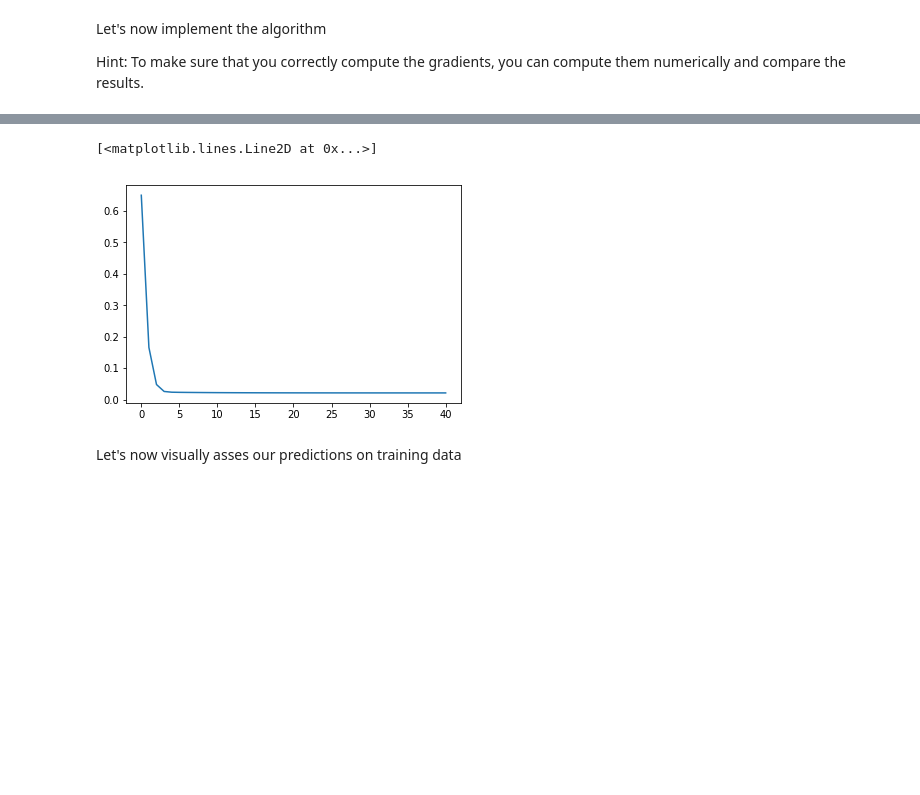
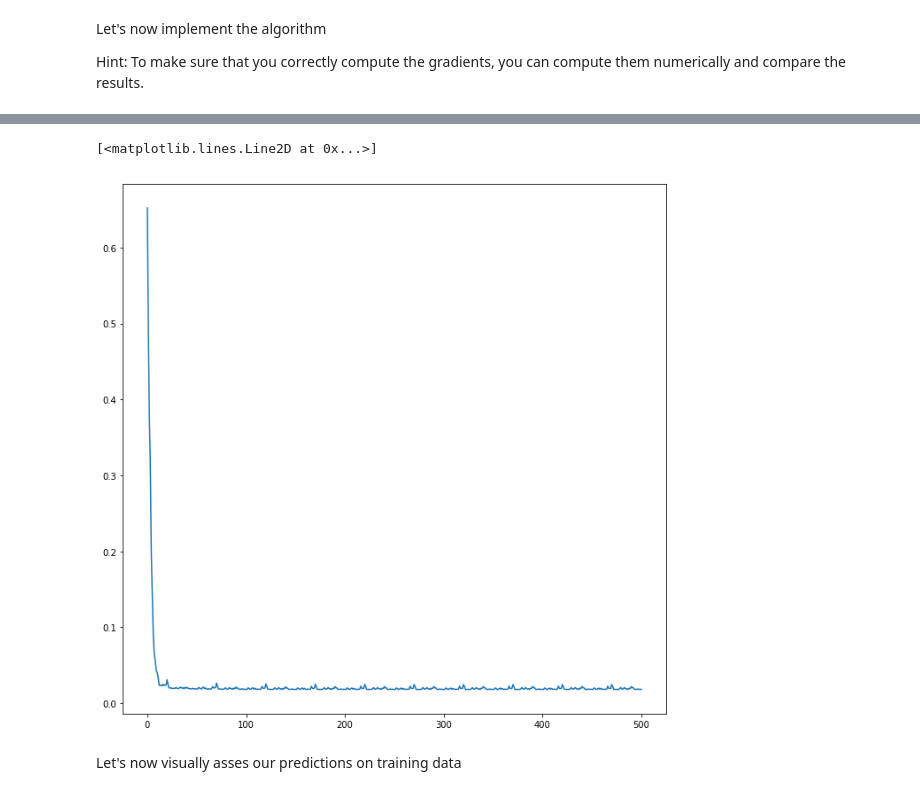
Before and after one commit to kmichael08/machine-learning-course, a Jupyter notebook: simple_linear_regression/Exercise 1 - Simple Linear Regression.ipynb, the cells around one changed output, grey strips where cells are left out. Drawn from its saved outputs; the diff is of its cells as text; code cells hidden in the pictures; blank space fills up the shorter version.

```diff
--- a/simple_linear_regression/Exercise 1 - Simple Linear Regression.ipynb
+++ b/simple_linear_regression/Exercise 1 - Simple Linear Regression.ipynb
@@ -61,9 +61,9 @@ Hint: To make sure that you correctly compute the gradients, you can compute the
 # %%
 a = 0. # our initial guess for _a
 b = 0. # our initial guess for _b
-lr = 0.5 # step size
+lr = 0.1 # step size
 
-n_epochs = 40 # number of passes over the training data
+n_epochs = 10 # number of passes over the training data
 
 def predict(a, b, xs=xs):
     return [a * x + b for x in xs]
@@ -74,13 +74,14 @@ def evaluate(a, b, xs=xs, ys=ys):
 losses = [evaluate(a, b)]
 
 for i in range(n_epochs):
-    der_a = sum(2 * x * (a * x + b - y) for x, y in zip(xs, ys)) / n
-    der_b = sum(2 * (a * x + b - y) for x, y in zip(xs, ys)) / n
-    a = a - lr * der_a
-    b = b - lr * der_b
+    for ind, (x, y) in enumerate(zip(xs, ys)):
+        der_a = 2 * x * (a * x + b - y)
+        der_b = 2 * (a * x + b - y)
+        a = a - lr * der_a
+        b = b - lr * der_b
 
-    loss = evaluate(a, b)
-    losses.append(loss)
+        loss = evaluate(a, b)
+        losses.append(loss)
 
-    print('Iter: {:>3} Loss: {:8.8f} a: {:8.5f}, b: {:8.5f}'.format(i, loss, a, b))
+        print('Iter: {:>3} {:>3} Loss: {:8.8f} a: {:8.5f}, b: {:8.5f}'.format(i, ind, loss, a, b))
 # %% [output]
@@ -104,8 +105,9 @@ Iter:  39 Loss: 0.02131264 a:  0.30937, b:  0.49250
-# %%
-plt.plot(losses)
-# %% [output]
-[<matplotlib.lines.Line2D at 0x...>]
-[figure, removed]
+# %%
+fig = plt.figure(figsize=(11, 11))
+plt.plot(losses)
+# %% [output]
+[<matplotlib.lines.Line2D at 0x...>]
+[figure, added]
 # %% [markdown]
 Let's now visually asses our predictions on training data
 # %%
```
Also changed, not shown: parts of 1 cell of this notebook.
